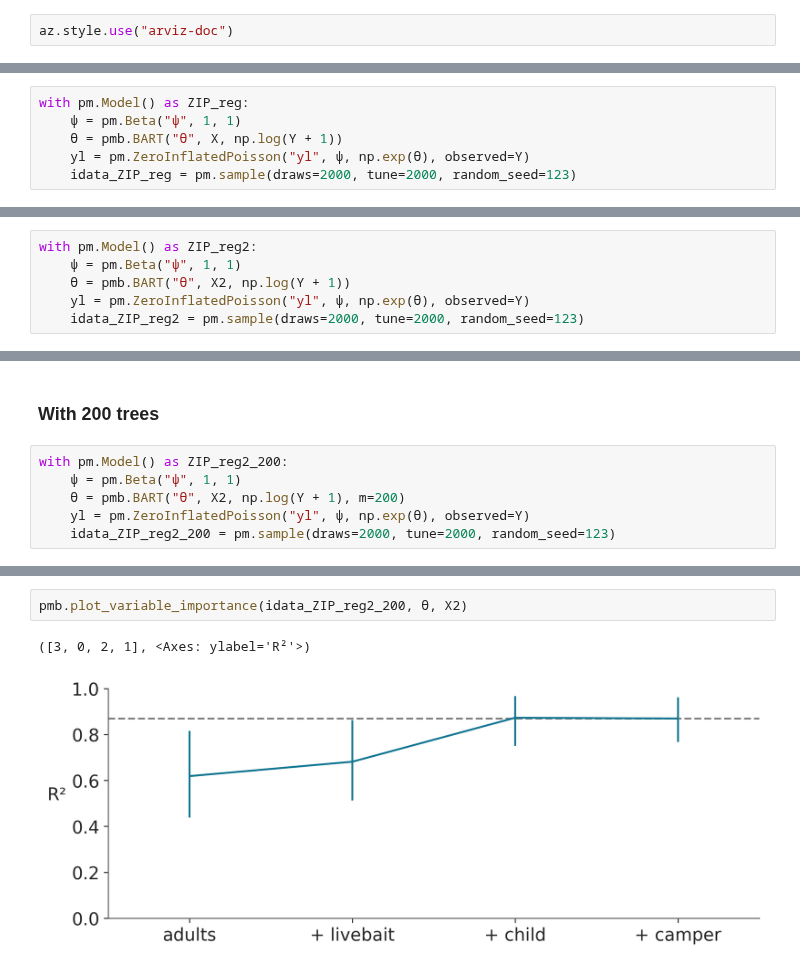
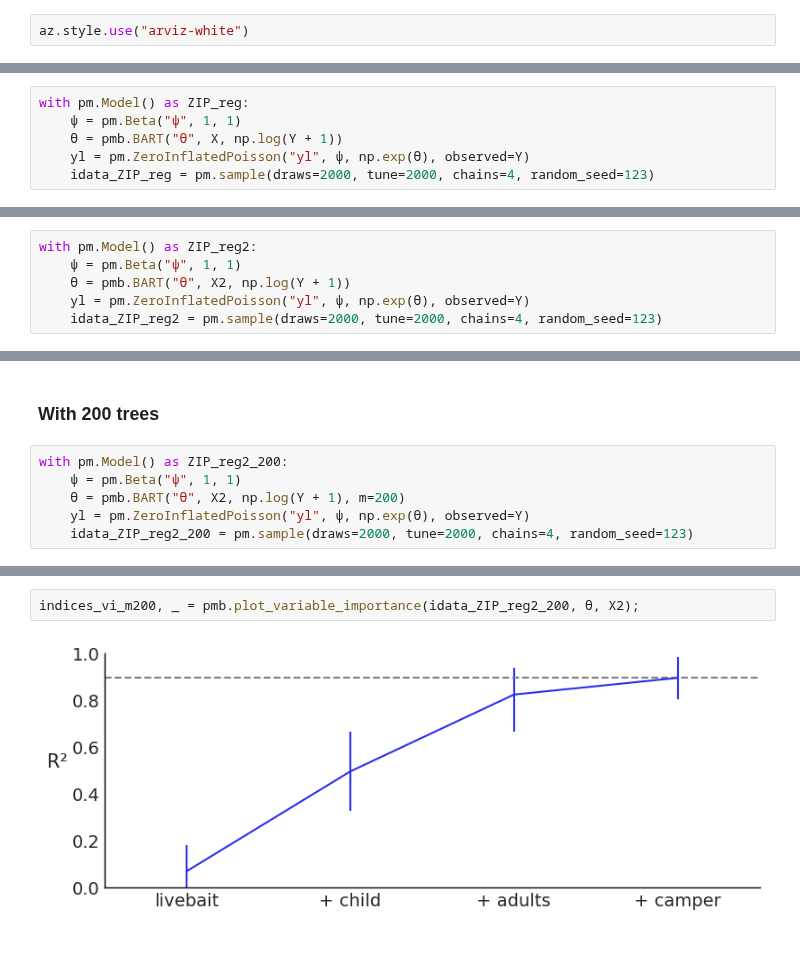
Before and after one commit to Grupo-de-modelado-probabilista/BART, a Jupyter notebook: variable_selection/ZIP_bart.ipynb, the cells around one changed output, grey strips where cells are left out. Cells and saved outputs as stored; diff of their text form.

```diff
--- a/variable_selection/ZIP_bart.ipynb
+++ b/variable_selection/ZIP_bart.ipynb
@@ -9,5 +11,5 @@ import pymc_bart as pmb
 # %%
-az.style.use("arviz-doc")
+az.style.use("arviz-white")
 # %%
 fish_data = pd.read_csv("fish.csv")
 Y = fish_data["count"]
@@ -26,5 +28,5 @@ with pm.Model() as ZIP_reg:
     ψ = pm.Beta("ψ", 1, 1)
     θ = pmb.BART("θ", X, np.log(Y + 1))
     yl = pm.ZeroInflatedPoisson("yl", ψ, np.exp(θ), observed=Y)
-    idata_ZIP_reg = pm.sample(draws=2000, tune=2000, random_seed=123)
+    idata_ZIP_reg = pm.sample(draws=2000, tune=2000, chains=4, random_seed=123)
 # %% [output]
@@ -108,5 +117,5 @@ with pm.Model() as ZIP_reg2:
     ψ = pm.Beta("ψ", 1, 1)
     θ = pmb.BART("θ", X2, np.log(Y + 1))
     yl = pm.ZeroInflatedPoisson("yl", ψ, np.exp(θ), observed=Y)
-    idata_ZIP_reg2 = pm.sample(draws=2000, tune=2000, random_seed=123)
+    idata_ZIP_reg2 = pm.sample(draws=2000, tune=2000, chains=4, random_seed=123)
 # %% [output]
@@ -143,5 +154,5 @@ with pm.Model() as ZIP_reg2_200:
     ψ = pm.Beta("ψ", 1, 1)
     θ = pmb.BART("θ", X2, np.log(Y + 1), m=200)
     yl = pm.ZeroInflatedPoisson("yl", ψ, np.exp(θ), observed=Y)
-    idata_ZIP_reg2_200 = pm.sample(draws=2000, tune=2000, random_seed=123)
+    idata_ZIP_reg2_200 = pm.sample(draws=2000, tune=2000, chains=4, random_seed=123)
 # %% [output]
@@ -163,6 +176,5 @@ pmb.plot_pdp(θ, X=X2, Y=Y, grid=(2, 2), func=np.exp, var_discrete=range(4));
 # %%
-pmb.plot_variable_importance(idata_ZIP_reg2_200, θ, X2)
+indices_vi_m200, _ = pmb.plot_variable_importance(idata_ZIP_reg2_200, θ, X2);
 # %% [output]
-([3, 0, 2, 1], <Axes: ylabel='R²'>)
-[figure, old version]
+[figure, new version]
 # %%
```
Also changed, not shown: parts of 30 cells of this notebook, 1 other file.
